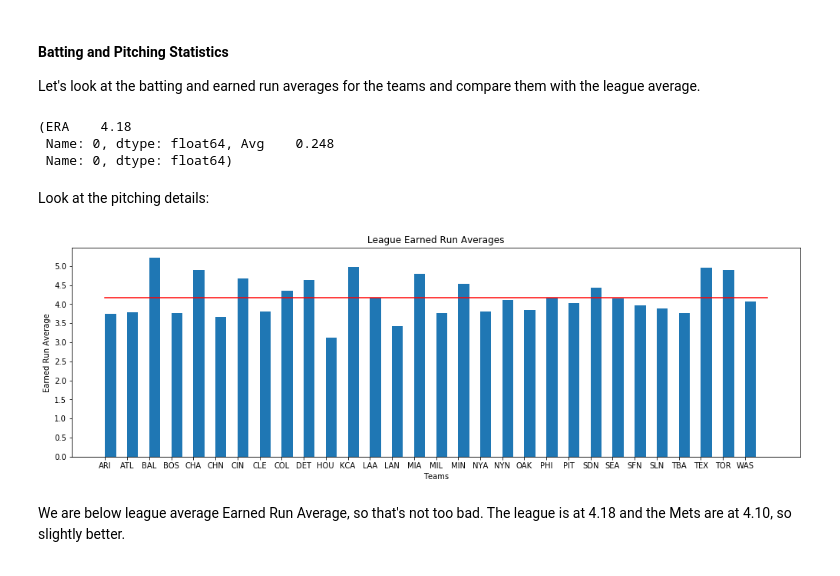
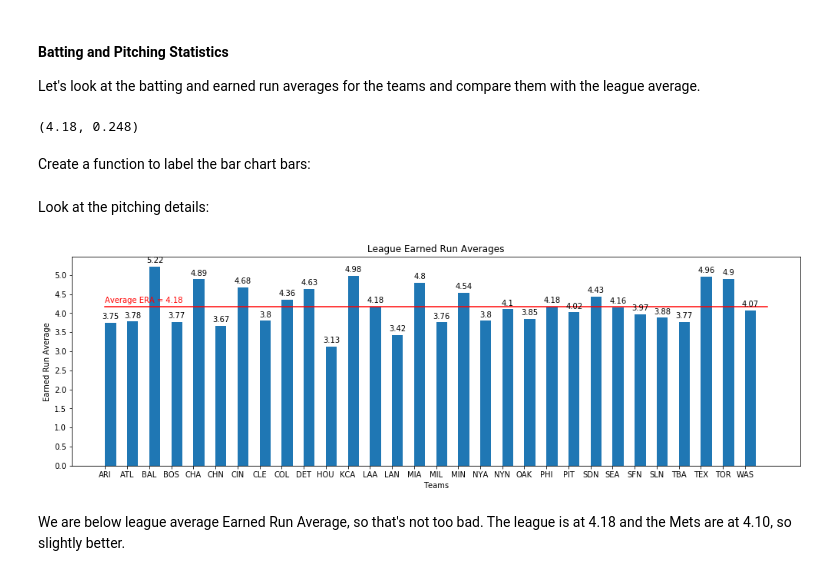
Before and after one commit to robertfg/python-class-project, a Jupyter notebook: python-class-project.ipynb, the cells around one changed output. Drawn from its saved outputs; the diff is of its cells as text; code cells hidden in the pictures.

```diff
--- a/python-class-project.ipynb
+++ b/python-class-project.ipynb
@@ -428,7 +451,7 @@ My Mets (NYN) are gave up 707 runs and scored 676 for -31 runs.  This stinks.  N
 #### Batting and Pitching Statistics
 Let's look at the batting and earned run averages for the teams and compare them with the league average.
 # %%
-# 2 empty arrays
+# Empty arrays
 labels = []
 era = []
 ba = []
@@ -454,38 +477,52 @@ sql_query = """SELECT ROUND(CAST(SUM(H) AS FLOAT)/SUM(AB), 3) AS Avg
 
 league_ba = pd.read_sql_query(sql_query, baseballdb)
 league_ba = league_ba.loc[0]
-league_era, league_ba
+league_era[0], league_ba[0]
 # %% [output]
-(ERA    4.18
- Name: 0, dtype: float64, Avg    0.248
- Name: 0, dtype: float64)
+(4.18, 0.248)
+# %% [markdown]
+Create a function to label the bar chart bars:
+# %%
+def autolabel(rects):
+    for rect in rects:
+        height = rect.get_height()
+        ax.annotate('{}'.format(height),
+                    xy=(rect.get_x() + rect.get_width()/2, height),
+                    xytext=(0, 3),
+                    textcoords="offset points",
+                    ha='center', va='bottom')
 # %% [markdown]
 Look at the pitching details:
 # %%
 # Label locations
 x = np.arange(len(labels))
 
 # the width of the bars
 width = 0.5
 
 # Set the plot size
 fig, ax = plt.subplots(figsize=(17,5))
 rects = ax.bar(x + width/2, era, width)
 
 # Present the data
 ax.set_xlabel('Teams')
 ax.set_ylabel('Earned Run Average')
 ax.set_title('League Earned Run Averages')
 ax.set_xticks(x)
 ax.set_xticklabels(labels)
 ax.set_yticks([0, 0.5, 1.0, 1.5, 2.0, 2.5, 3.0, 3.5, 4.0, 4.5, 5.0, 5.5, 6.0])
 
-# Plot the league average Earned Run Average
+# Plot and label the league average Earned Run Average
 ax.plot([0, 30], [league_era, league_era], "-r")
+line_text = 'Average ERA = ' + str(league_era[0])
+ax.annotate(line_text, xy=(0, league_era + 0.1), xycoords='data', color='red')
+
+# Call the autolabel routine
+autolabel(rects)
 
 plt.show()
 # %% [output]
-[figure, old version]
+[figure, new version]
 # %% [markdown]
 We are below league average Earned Run Average, so that's not too bad.  The league is at 4.18 and the Mets are at 4.10, so slightly better.
 # %%
```
Also changed, not shown: parts of 27 cells of this notebook.
